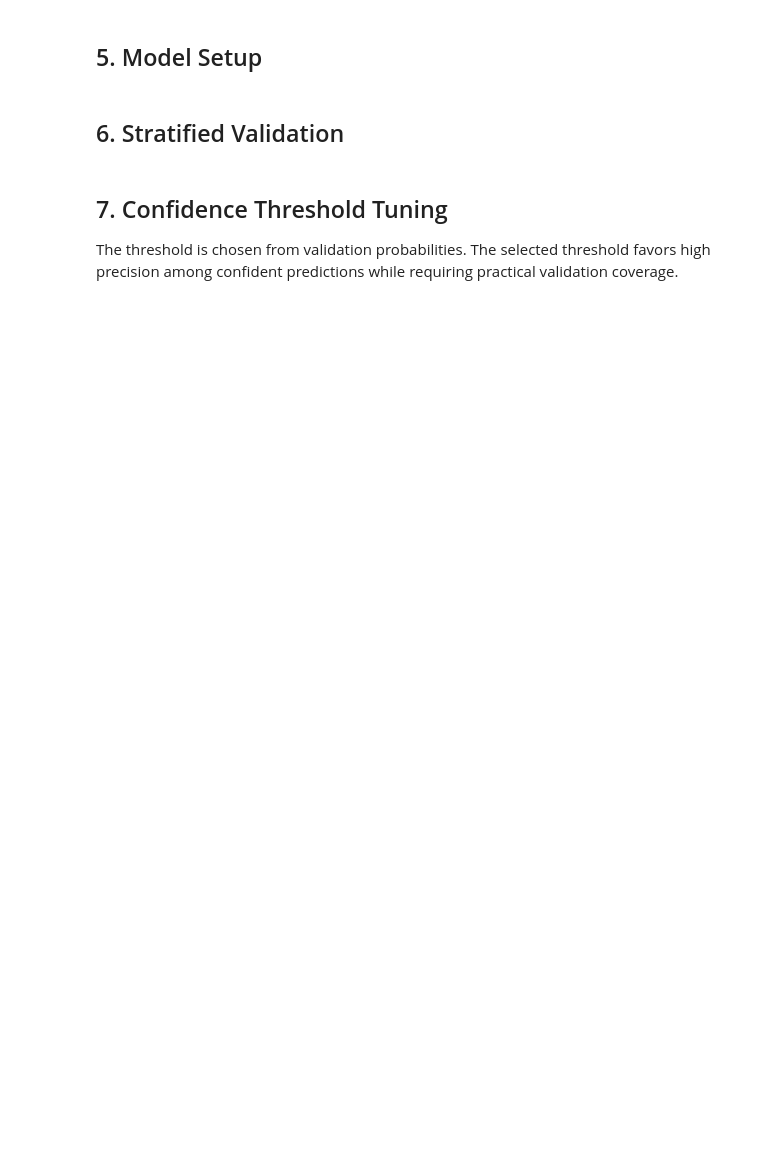
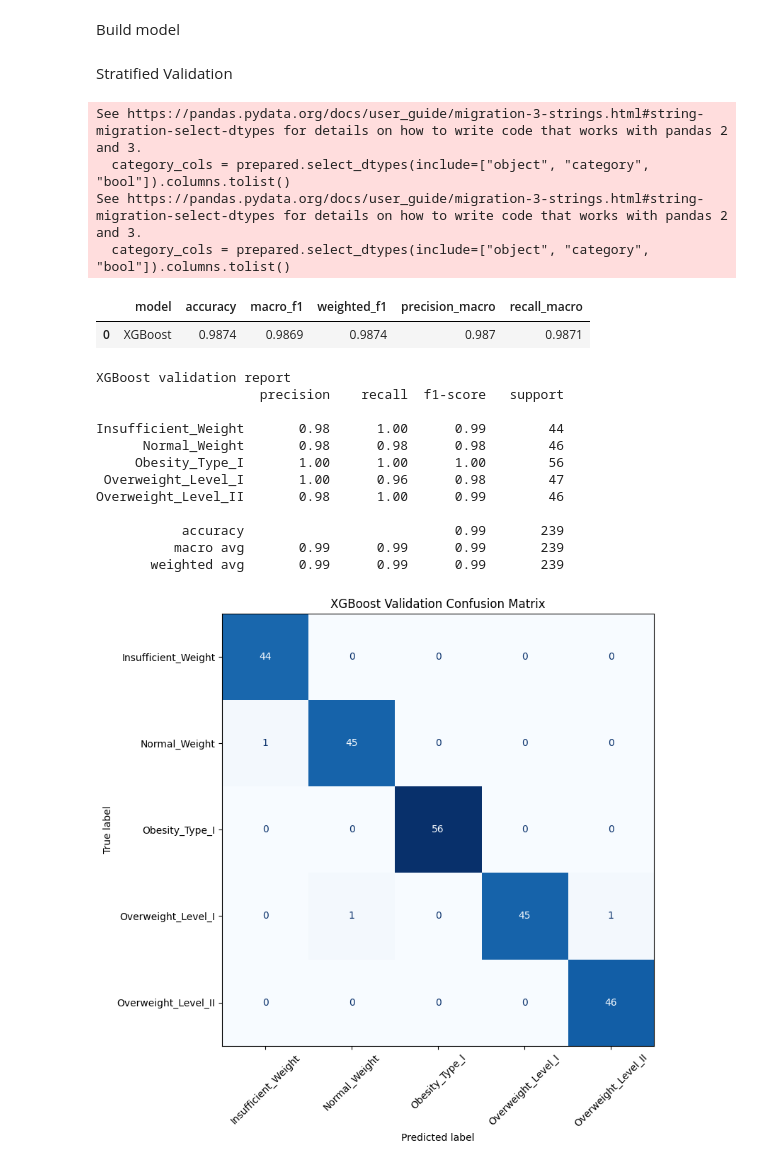
Before and after one commit to JasonSupala/DataMining, a Jupyter notebook: FinalCodingDataMining.ipynb, the cells around one changed output. Drawn from its saved outputs; the diff is of its cells as text; code cells hidden in the pictures; blank space fills up the shorter version.

```diff
--- a/FinalCodingDataMining.ipynb
+++ b/FinalCodingDataMining.ipynb
@@ -138,13 +170,0 @@ display(train_df[["Height", "Weight", "BMI"]].describe().T)
-# %%
-numeric_cols_for_summary = train_df.select_dtypes(include=["number"]).columns.tolist()
-key_numeric_cols = [col for col in ["Age", "Height", "Weight", "BMI"] if col in numeric_cols_for_summary]
-if key_numeric_cols:
-    display(train_df.groupby(TARGET_COL)[key_numeric_cols].agg(["mean", "median", "std"]).round(3))
-
-categorical_cols_for_summary = [
-    col for col in train_df.select_dtypes(include=["object", "category", "bool"]).columns
-    if col != TARGET_COL
-]
-for col in categorical_cols_for_summary[:6]:
-    print(f"\n{col}")
-    display(pd.crosstab(train_df[col], train_df[TARGET_COL], normalize="index").round(3))
@@ -221,5 +252,5 @@ print("Classes:", list(class_names))
-# %% [markdown]
-## 5. Model Setup
+# %% [markdown]
+Build model
 # %%
 def build_model():
     return xgb.XGBClassifier(
@@ -249,6 +268,9 @@ def build_baseline_model(X):
-# %% [markdown]
-## 6. Stratified Validation
+# %% [markdown]
+Stratified Validation
 # %%
+#avoiding a lopsided split — for example, without it,
+#a rare class with only a few samples could end up entirely in the training set
+#and be absent from validation, making evaluation unreliable.
 def stratified_validation_split(X, y, test_size=0.2):
     class_counts = pd.Series(y).value_counts()
     if len(class_counts) < 2:
@@ -266,61 +288,67 @@ def stratified_validation_split(X, y, test_size=0.2):
         stratify=y,
     )
 
+#x_all_raw and y_all is from the train_df
 X_train_raw, X_val_raw, y_train, y_val = stratified_validation_split(X_all_raw, y_all)
 X_train_xgb, category_levels = prepare_xgb_features(X_train_raw)
-X_val_xgb, _ = prepare_xgb_features(X_val_raw, category_levels)
+X_val_xgb, _ = prepare_xgb_features(X_val_raw, category_levels) #'_' means discarding the value
 
 xgb_val_model = build_model()
 xgb_val_model.fit(X_train_xgb, y_train)
 xgb_val_proba = xgb_val_model.predict_proba(X_val_xgb)
 xgb_val_pred = xgb_val_proba.argmax(axis=1)
 
-rf_val_model = build_baseline_model(X_train_raw)
-rf_val_model.fit(X_train_raw, y_train)
-rf_val_pred = rf_val_model.predict(X_val_raw)
 
 validation_scores = pd.DataFrame([
-    {
-        "model": "RandomForest baseline",
-        "accuracy": accuracy_score(y_val, rf_val_pred),
-        "macro_f1": f1_score(y_val, rf_val_pred, average="macro", zero_division=0),
-        "weighted_f1": f1_score(y_val, rf_val_pred, average="weighted", zero_division=0),
-        "precision_macro": precision_score(y_val, rf_val_pred, average="macro", zero_division=0),
-        "recall_macro": recall_score(y_val, rf_val_pred, average="macro", zero_division=0),
-    },
     {
         "model": "XGBoost",
         "accuracy": accuracy_score(y_val, xgb_val_pred),
         "macro_f1": f1_score(y_val, xgb_val_pred, average="macro", zero_division=0),
         "weighted_f1": f1_score(y_val, xgb_val_pred, average="weighted", zero_division=0),
         "precision_macro": precision_score(y_val, xgb_val_pred, average="macro", zero_division=0),
         "recall_macro": recall_score(y_val, xgb_val_pred, average="macro", zero_division=0),
     },
 ])
 display(validation_scores.round(4))
 
 print("XGBoost validation report")
 class_indices = np.arange(len(class_names))
 print(classification_report(y_val, xgb_val_pred, labels=class_indices, target_names=class_names, zero_division=0))
 
 fig, ax = plt.subplots(figsize=(9, 8))
 ConfusionMatrixDisplay.from_predictions(
     y_val,
     xgb_val_pred,
     labels=class_indices,
     display_labels=class_names,
     xticks_rotation=45,
     cmap="Blues",
     ax=ax,
     colorbar=False,
 )
 ax.set_title("XGBoost Validation Confusion Matrix")
 plt.tight_layout()
 plt.show()
+# %% [output]
+See https://pandas.pydata.org/docs/user_guide/migration-3-strings.html#string-migration-select-dtypes for details on how to write code that works with pandas 2 and 3.
+  category_cols = prepared.select_dtypes(include=["object", "category", "bool"]).columns.tolist()
+See https://pandas.pydata.org/docs/user_guide/migration-3-strings.html#string-migration-select-dtypes for details on how to write code that works with pandas 2 and 3.
+  category_cols = prepared.select_dtypes(include=["object", "category", "bool"]).columns.tolist()
+|  | model | accuracy | macro_f1 | weighted_f1 | precision_macro | recall_macro |
+| 0 | XGBoost | 0.9874 | 0.9869 | 0.9874 | 0.987 | 0.9871 |
+XGBoost validation report
+                     precision    recall  f1-score   support
+
+Insufficient_Weight       0.98      1.00      0.99        44
+      Normal_Weight       0.98      0.98      0.98        46
+     Obesity_Type_I       1.00      1.00      1.00        56
+ Overweight_Level_I       1.00      0.96      0.98        47
+Overweight_Level_II       0.98      1.00      0.99        46
+
+           accuracy                           0.99       239
+          macro avg       0.99      0.99      0.99       239
+       weighted avg       0.99      0.99      0.99       239
+[figure, added]
-# %% [markdown]
-## 7. Confidence Threshold Tuning
-
-The threshold is chosen from validation probabilities. The selected threshold favors high precision among confident predictions while requiring practical validation coverage.
 # %%
 def tune_confidence_threshold(y_true, probabilities, min_coverage=0.60):
     rows = []
```
Also changed, not shown: parts of 36 cells of this notebook, 4 other files.
